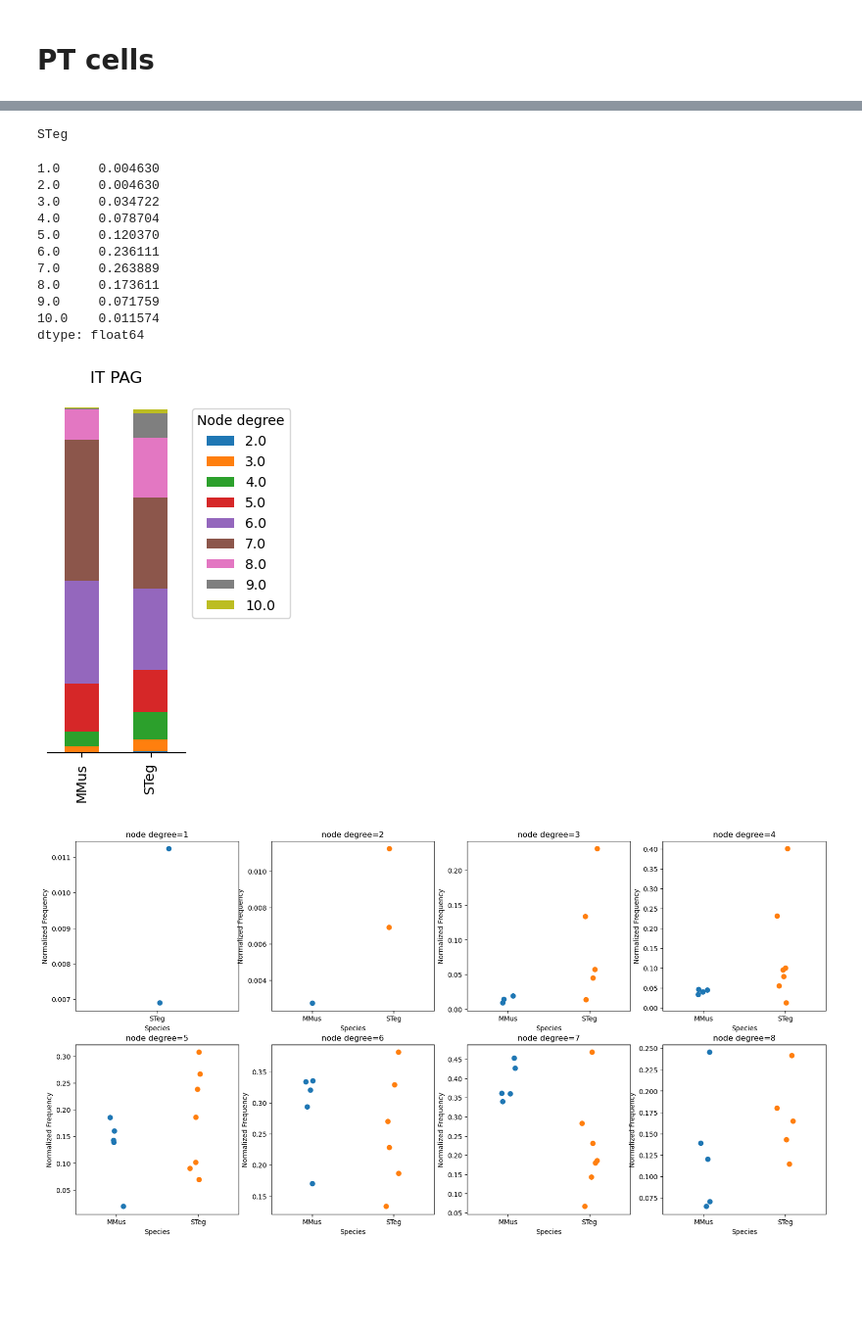
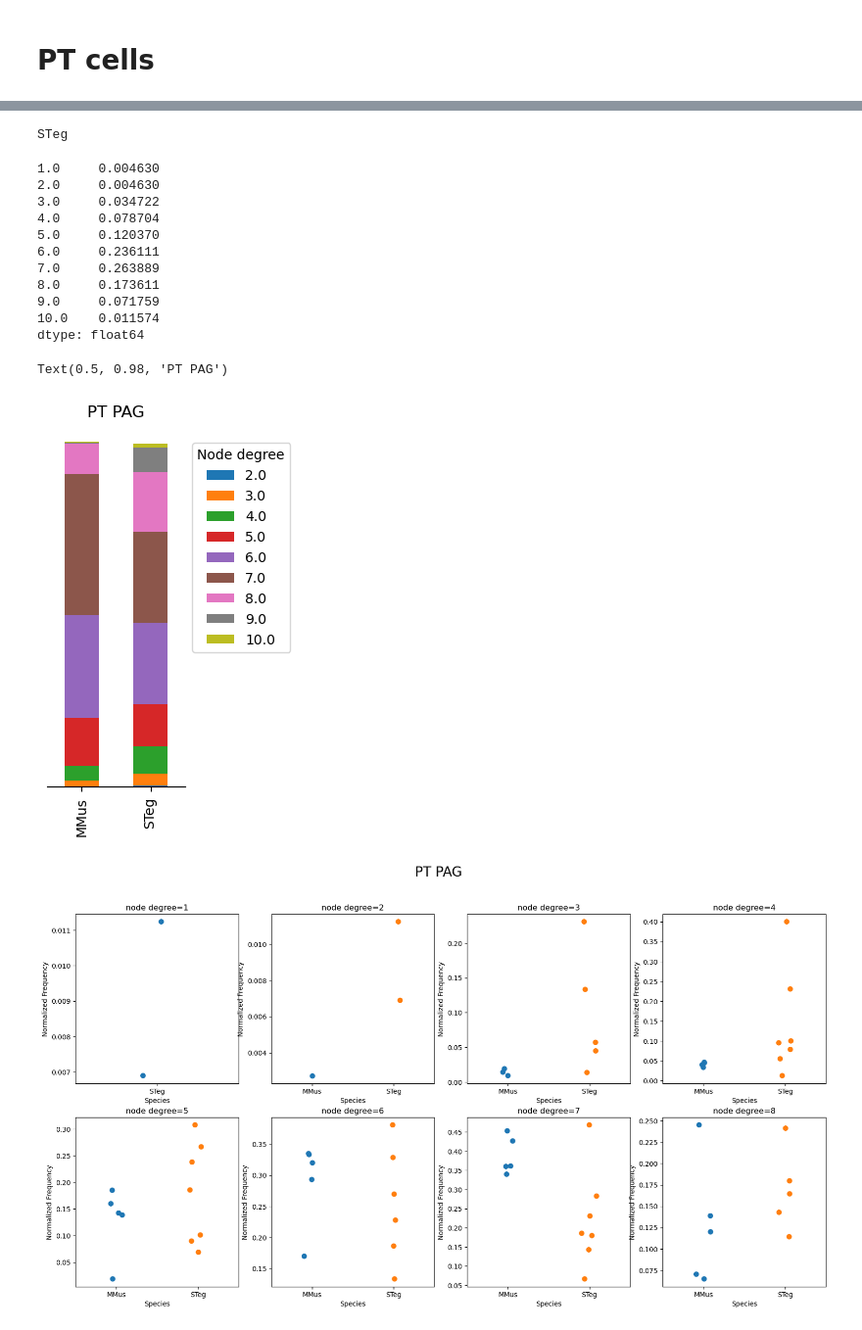
Before and after one commit to eisko/MAPseq_analysis, a Jupyter notebook: M194_M220_fig3_sc.ipynb, the cells around one changed output, grey strips where cells are left out. Shown at 98% size. Cells and saved outputs as stored; diff of their text form; code cells hidden in the pictures; blank space fills up the shorter version.

```diff
--- a/M194_M220_fig3_sc.ipynb
+++ b/M194_M220_fig3_sc.ipynb
@@ -587,7 +587,7 @@ plt.gca().set_aspect(5)
 plt.gca().spines['top'].set_visible(False)
 plt.gca().spines['right'].set_visible(False)
 plt.gca().spines['left'].set_visible(False)
-plt.title("IT PAG")
+plt.title("PT PAG")
 # plt.savefig(out_path+"mm_st_stack.jpeg", dpi=300
 
 
@@ -602,32 +602,34 @@ i=1
 for ax in axs.flat:
     plot = nodes_pt[nodes_pt["Node Degree"]==i]
     sns.stripplot(plot, x="Species", y="Normalized Frequency", hue="Species",
                   ax=ax, legend=False, size=8)
     ax.set_title("node degree="+str(i))
     i+=1
+fig.suptitle("PT PAG", size=20)
 # %% [output]
 MMus
 2.0     0.002013
 3.0     0.016779
 4.0     0.041611
 5.0     0.140940
 6.0     0.297987
 7.0     0.409396
 8.0     0.086577
 9.0     0.004027
 10.0    0.000671
 dtype: float64
 STeg
 1.0     0.004630
 2.0     0.004630
 3.0     0.034722
 4.0     0.078704
 5.0     0.120370
 6.0     0.236111
 7.0     0.263889
 8.0     0.173611
 9.0     0.071759
 10.0    0.011574
 dtype: float64
+Text(0.5, 0.98, 'PT PAG')
-[figure, old version]
+[figure, new version]
-[figure, old version]
+[figure, new version]
```
Also changed, not shown: parts of 1 cell of this notebook.
